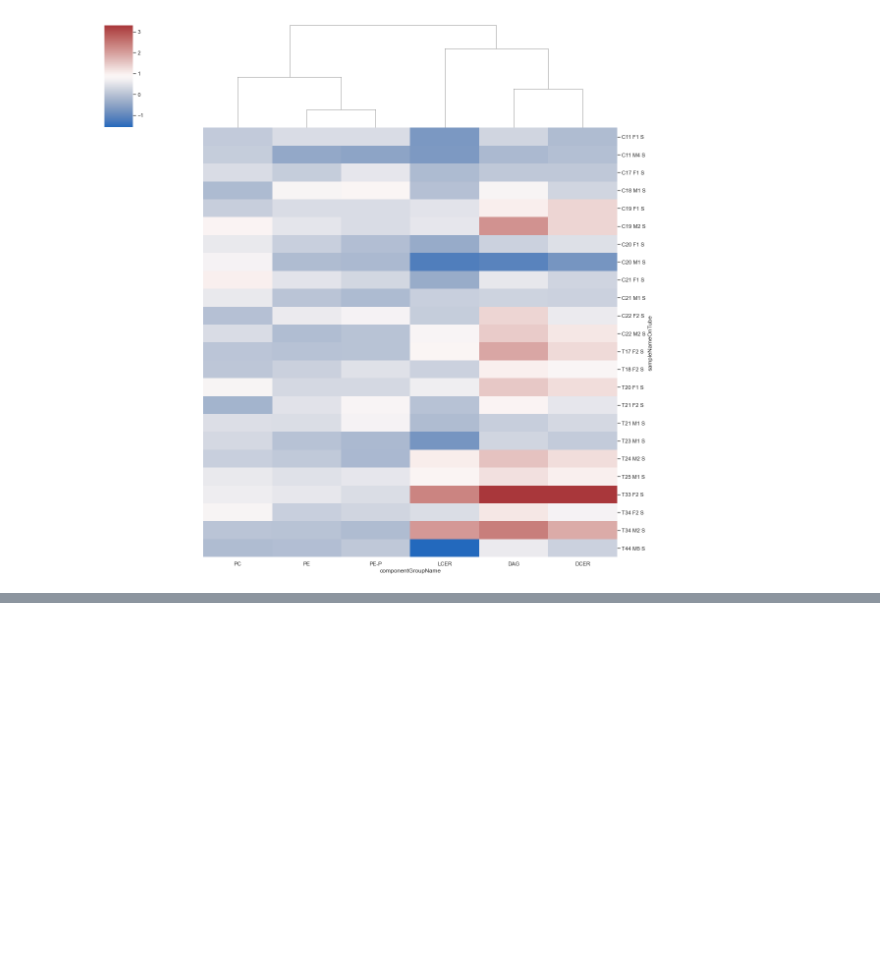
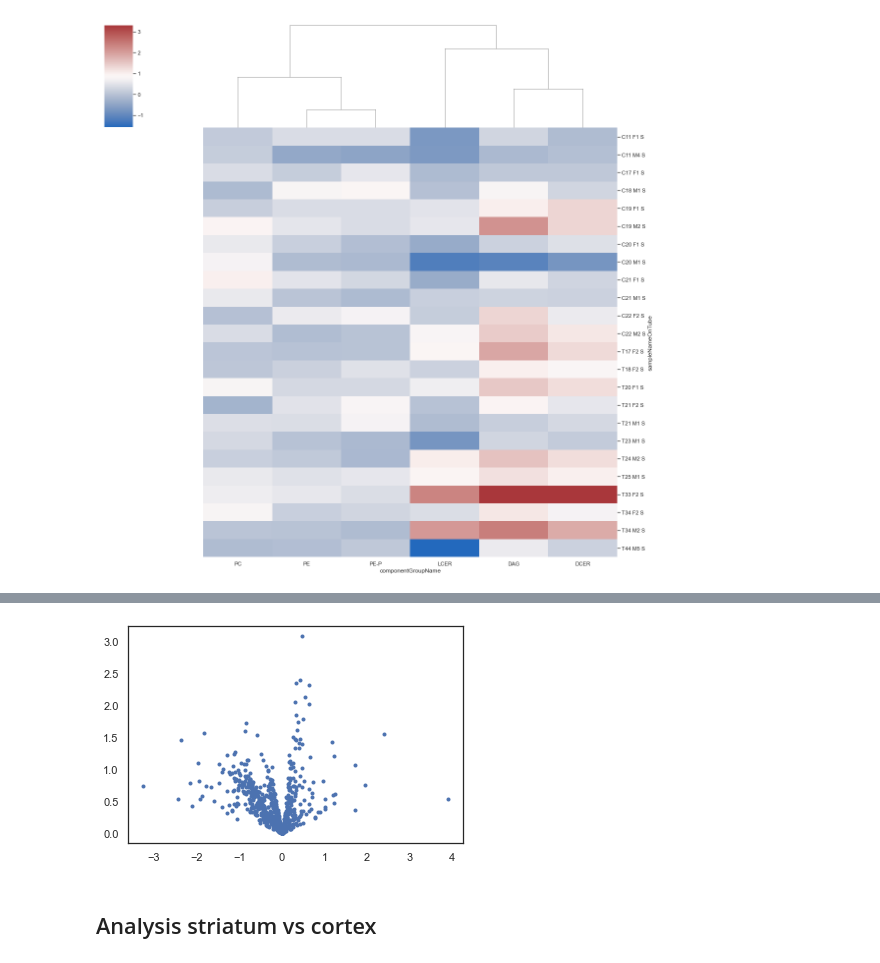
Before and after one commit to Ivan2nn/lipids, a Jupyter notebook: analysis-normalized-area.ipynb, the cells around one changed output, grey strips where cells are left out. Saved outputs shown, nothing was run; the diff lists cells and outputs as text; code cells hidden in the pictures; blank space fills up the shorter version.

Commit message:
Volcano plots, one way

```diff
--- a/analysis-normalized-area.ipynb
+++ b/analysis-normalized-area.ipynb
@@ -336,0 +341,3 @@ plt.show()
+# %%
+lipids_list = data_normalized['componentName'].unique()
+print(lipids_list.shape[0])
@@ -336,0 +348,14 @@ plt.show()
+# %%
+l = lipids_list[0]
+
+data_lipid = data_normalized[data_normalized['componentName'] == l]
+print(data_lipid.shape)
+print('\n\n')
+
+import statsmodels.stats.multicomp as mc
+from io import StringIO
+multcomp = mc.MultiComparison(data_lipid['normalizedArea'], groups=data_lipid['treatment'])
+res = multcomp.tukeyhsd(0.05).summary()
+
+res = pd.read_csv(StringIO(res.as_csv()),header=1)
+print(res.head())
@@ -336,0 +401,17 @@ plt.show()
+# %%
+import itertools
+factor = 'treatment'
+results_all = []
+for l in lipids_list:
+    data_lipid = data_normalized[data_normalized['componentName'] == l]
+    if data_lipid[factor].unique().size > 1: # Some lipids are not found in both classes
+        for c in itertools.combinations(data_lipid[factor].unique(),2):
+            a = data_lipid[data_lipid[factor] == c[0]]['normalizedArea'].values
+            b = data_lipid[data_lipid[factor] == c[1]]['normalizedArea'].values
+            pvalue = ttest_ind(a,b)[1]
+            fc = np.mean(a)/np.mean(b)
+            results_all.append([l, fc, pvalue, c[0], c[1]])
+
+colnames = ['lipid', 'fc', 'p', factor+'1', factor+'2']
+results_all = pd.DataFrame(data=results_all, columns= colnames)
+results_all.head()
@@ -336,0 +425,8 @@ plt.show()
+# %%
+plt.figure()
+plt.plot(np.log2(results_all['fc']), -np.log10(results_all['p']), '.')
+plt.show()
+# %% [output]
+[figure, added]
+# %% [markdown]
+## Analysis striatum vs cortex
```
Also changed, not shown: parts of 18 cells of this notebook.
